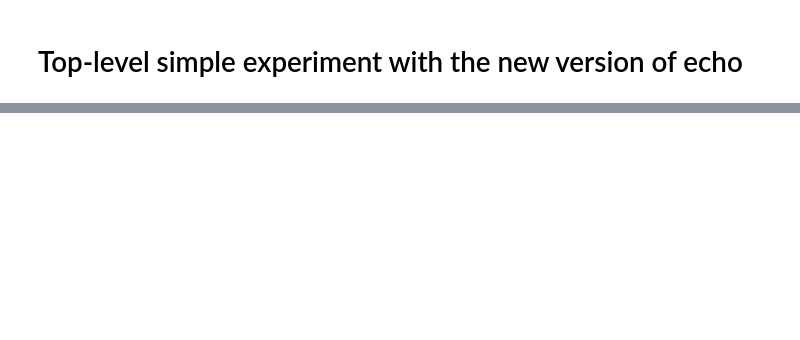
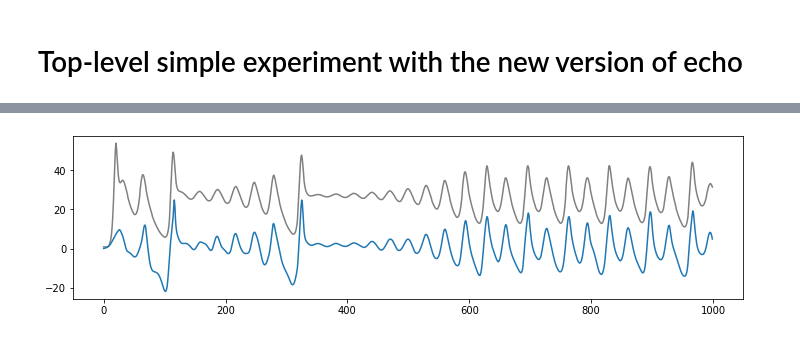
Before and after one commit to khakhalin/echo-networks, a Jupyter notebook: notebooks/experiment_simple.ipynb, the cells around one changed output, grey strips where cells are left out. Cells and saved outputs as stored; diff of their text form; code cells hidden in the pictures; blank space fills up the shorter version.

```diff
--- a/notebooks/experiment_simple.ipynb
+++ b/notebooks/experiment_simple.ipynb
@@ -21,0 +29,7 @@ Reservoir of 10 nodes, `ws` type.
+# %%
+z = model.predict(x/8)
+plt.figure(figsize=(12,3))
+plt.plot(y, 'gray')
+plt.plot(z);
+# %% [output]
+[figure, added]
```
Also changed, not shown: parts of 3 cells of this notebook, 1 other file.
